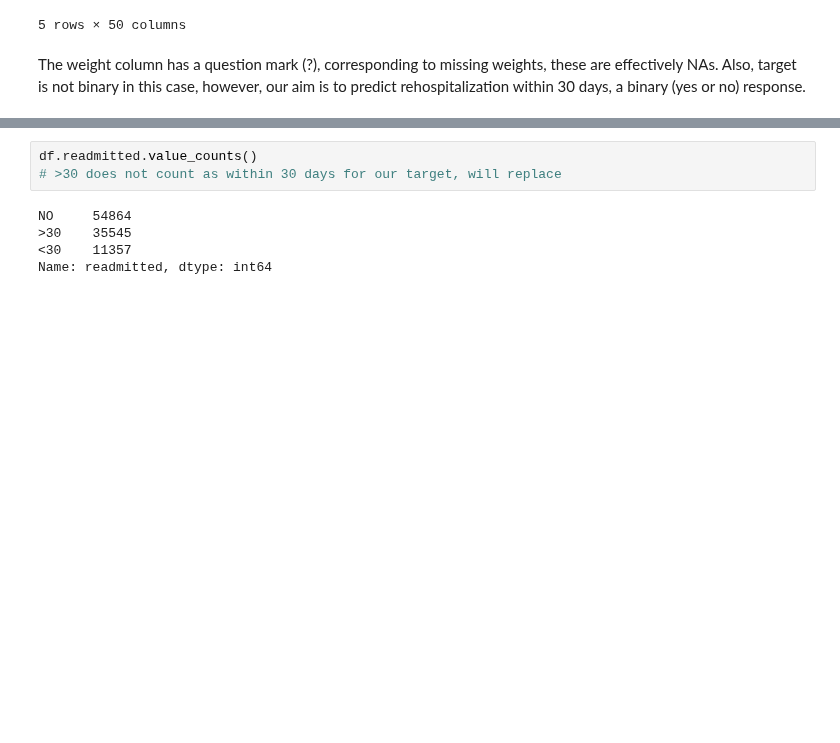
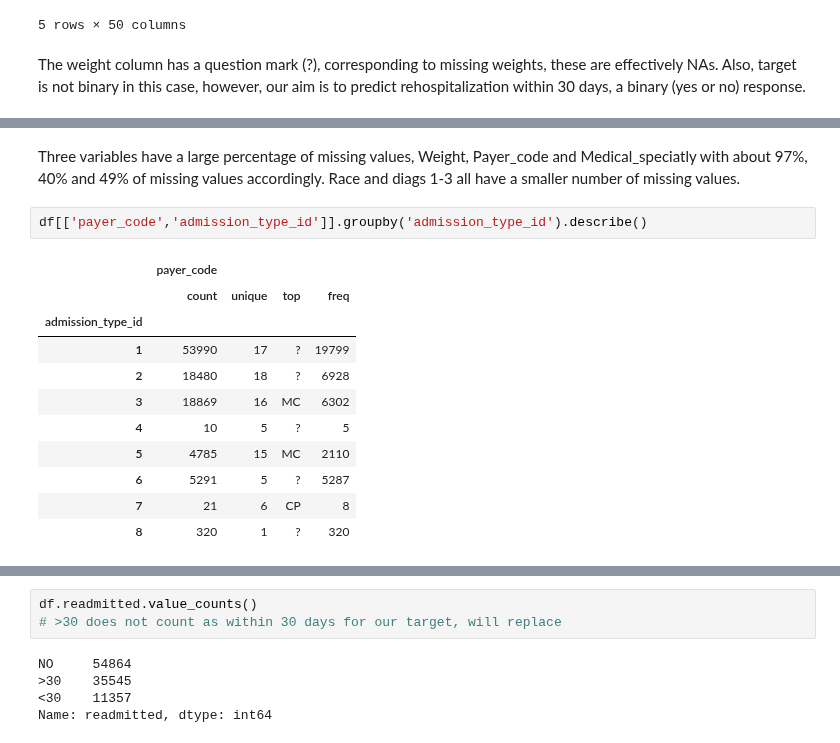
Before and after one commit to boneeyah/QTW, a Jupyter notebook: Case Study 2/Case_Study_2.ipynb, the cells around one changed output, grey strips where cells are left out. Drawn from its saved outputs; the diff is of its cells as text; blank space fills up the shorter version.

```diff
--- a/Case Study 2/Case_Study_2.ipynb
+++ b/Case Study 2/Case_Study_2.ipynb
@@ -57,0 +57,16 @@ Name: weight, dtype: float64
+# %% [markdown]
+Three variables have a large percentage of missing values, Weight, Payer_code and Medical_speciatly with about 97%, 40% and 49% of missing values accordingly. Race and diags 1-3 all have a smaller number of missing values.
+# %%
+df[['payer_code','admission_type_id']].groupby('admission_type_id').describe()
+# %% [output]
+|  | payer_code |  |  |  |
+|  | count | unique | top | freq |
+| admission_type_id |  |  |  |  |
+| 1 | 53990 | 17 | ? | 19799 |
+| 2 | 18480 | 18 | ? | 6928 |
+| 3 | 18869 | 16 | MC | 6302 |
+| 4 | 10 | 5 | ? | 5 |
+| 5 | 4785 | 15 | MC | 2110 |
+| 6 | 5291 | 5 | ? | 5287 |
+| 7 | 21 | 6 | CP | 8 |
+| 8 | 320 | 1 | ? | 320 |
```
Also changed, not shown: parts of 7 cells of this notebook.
